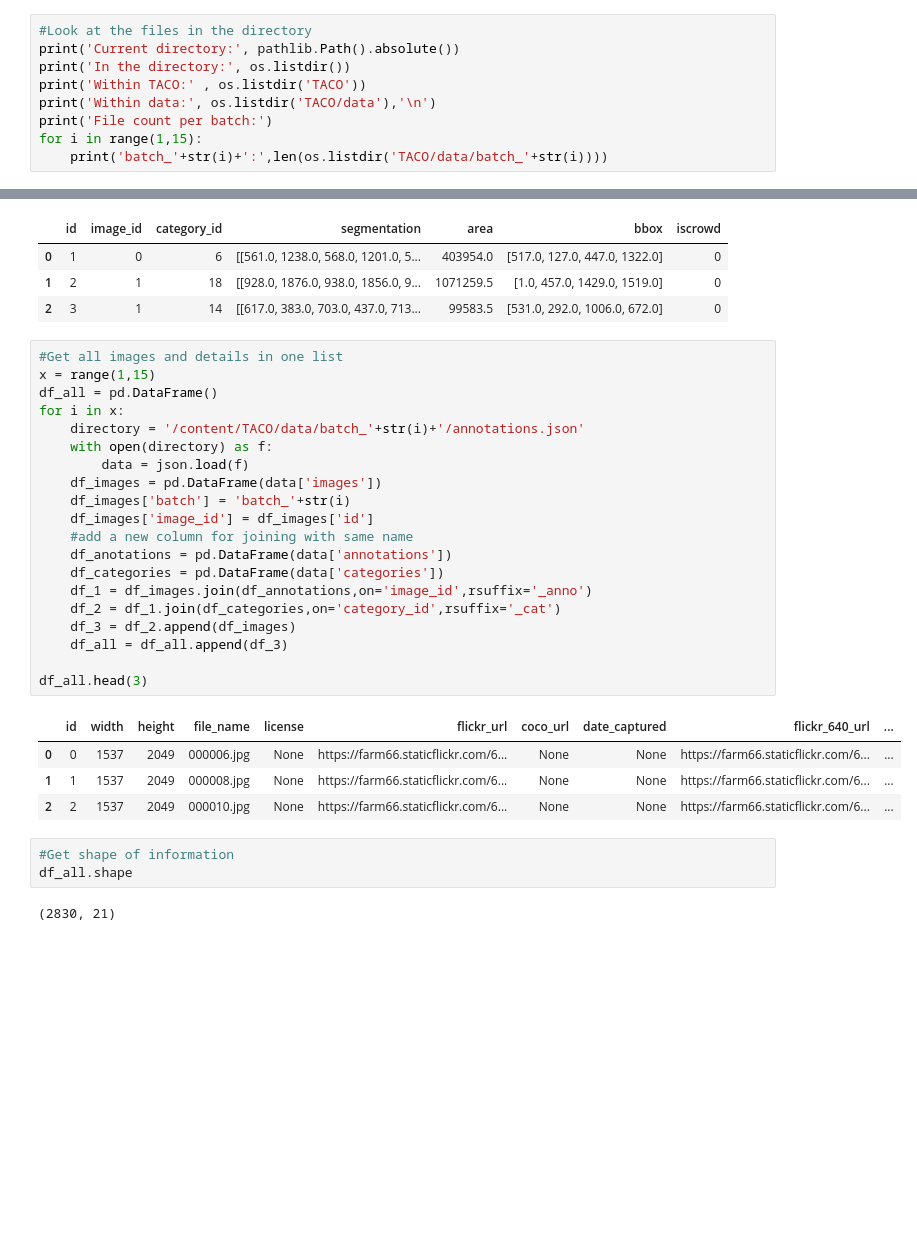
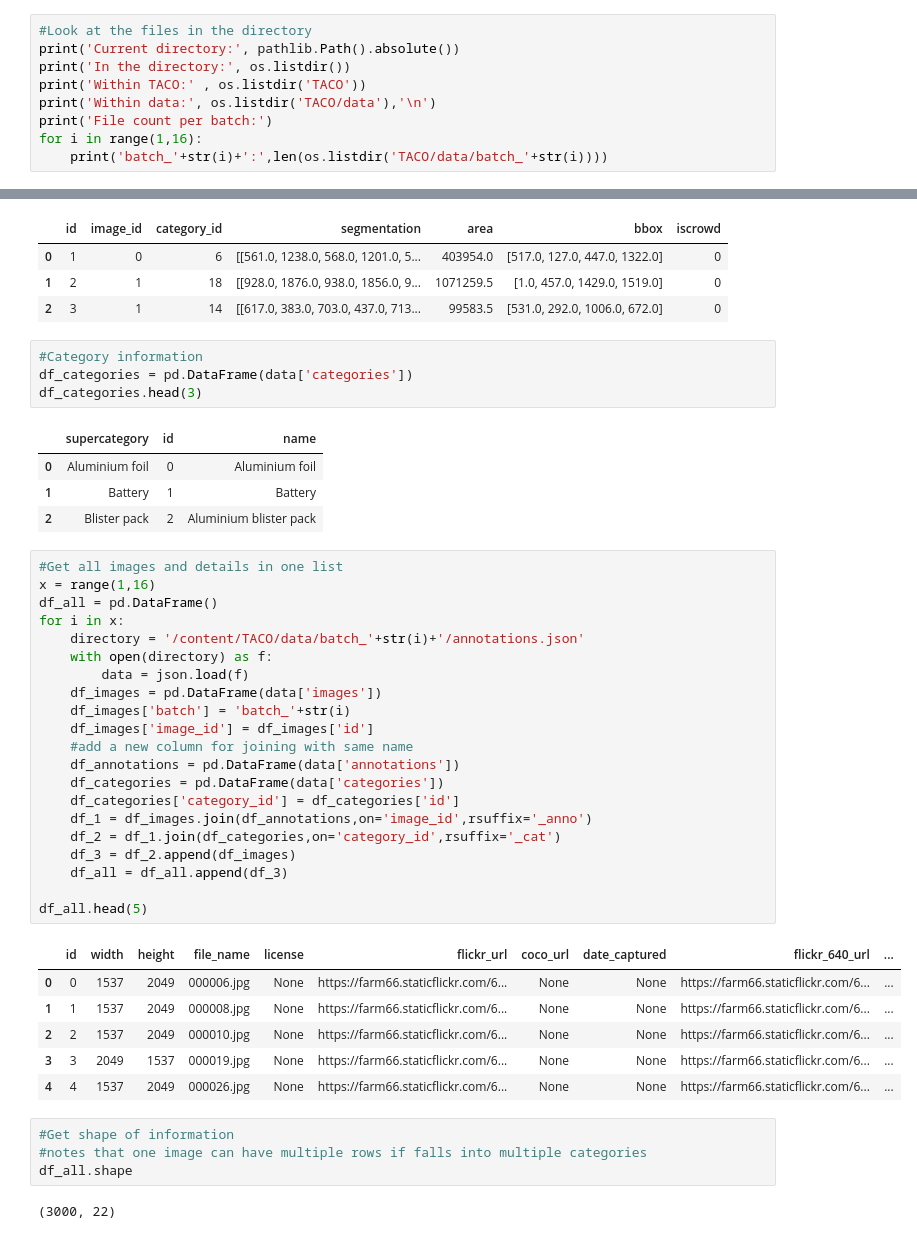
Before and after one commit to moeraza/juice-box, a Jupyter notebook: data/processed/Juice_Box.ipynb, the cells around one changed output, grey strips where cells are left out. Cells and saved outputs as stored; diff of their text form; blank space fills up the shorter version.

```diff
--- a/data/processed/Juice_Box.ipynb
+++ b/data/processed/Juice_Box.ipynb
@@ -36,7 +40,7 @@ print('In the directory:', os.listdir())
 print('Within TACO:' , os.listdir('TACO'))
 print('Within data:', os.listdir('TACO/data'),'\n')
 print('File count per batch:')
-for i in range(1,15):
+for i in range(1,16):
     print('batch_'+str(i)+':',len(os.listdir('TACO/data/batch_'+str(i))))
 # %% [output]
 Current directory: /content
@@ -93,36 +110,49 @@ df_annotations.head(3)
 | 0 | 1 | 0 | 6 | [[561.0, 1238.0, 568.0, 1201.0, 5... | 403954.0 | [517.0, 127.0, 447.0, 1322.0] | 0 |
 | 1 | 2 | 1 | 18 | [[928.0, 1876.0, 938.0, 1856.0, 9... | 1071259.5 | [1.0, 457.0, 1429.0, 1519.0] | 0 |
 | 2 | 3 | 1 | 14 | [[617.0, 383.0, 703.0, 437.0, 713... | 99583.5 | [531.0, 292.0, 1006.0, 672.0] | 0 |
+# %%
+#Category information
+df_categories = pd.DataFrame(data['categories'])
+df_categories.head(3)
+# %% [output]
+|  | supercategory | id | name |
+| 0 | Aluminium foil | 0 | Aluminium foil |
+| 1 | Battery | 1 | Battery |
+| 2 | Blister pack | 2 | Aluminium blister pack |
 # %%
 #Get all images and details in one list
-x = range(1,15)
+x = range(1,16)
 df_all = pd.DataFrame()
 for i in x:
     directory = '/content/TACO/data/batch_'+str(i)+'/annotations.json'
     with open(directory) as f:
         data = json.load(f)
     df_images = pd.DataFrame(data['images'])
     df_images['batch'] = 'batch_'+str(i)
     df_images['image_id'] = df_images['id']
     #add a new column for joining with same name
-    df_anotations = pd.DataFrame(data['annotations'])
+    df_annotations = pd.DataFrame(data['annotations'])
     df_categories = pd.DataFrame(data['categories'])
+    df_categories['category_id'] = df_categories['id']
     df_1 = df_images.join(df_annotations,on='image_id',rsuffix='_anno')
     df_2 = df_1.join(df_categories,on='category_id',rsuffix='_cat')
     df_3 = df_2.append(df_images)
     df_all = df_all.append(df_3)
 
-df_all.head(3)
+df_all.head(5)
 # %% [output]
 |  | id | width | height | file_name | license | flickr_url | coco_url | date_captured | flickr_640_url | ... |
 | 0 | 0 | 1537 | 2049 | 000006.jpg | None | https://farm66.staticflickr.com/6... | None | None | https://farm66.staticflickr.com/6... | ... |
 | 1 | 1 | 1537 | 2049 | 000008.jpg | None | https://farm66.staticflickr.com/6... | None | None | https://farm66.staticflickr.com/6... | ... |
 | 2 | 2 | 1537 | 2049 | 000010.jpg | None | https://farm66.staticflickr.com/6... | None | None | https://farm66.staticflickr.com/6... | ... |
+| 3 | 3 | 2049 | 1537 | 000019.jpg | None | https://farm66.staticflickr.com/6... | None | None | https://farm66.staticflickr.com/6... | ... |
+| 4 | 4 | 1537 | 2049 | 000026.jpg | None | https://farm66.staticflickr.com/6... | None | None | https://farm66.staticflickr.com/6... | ... |
 # %%
 #Get shape of information
+#notes that one image can have multiple rows if falls into multiple categories
 df_all.shape
 # %% [output]
-(2830, 21)
+(3000, 22)
 # %%
 #count ids to split
 df_imageurls = df_all['flickr_url'].drop_duplicates()
```
Also changed, not shown: parts of 15 cells of this notebook, 1 other file.
